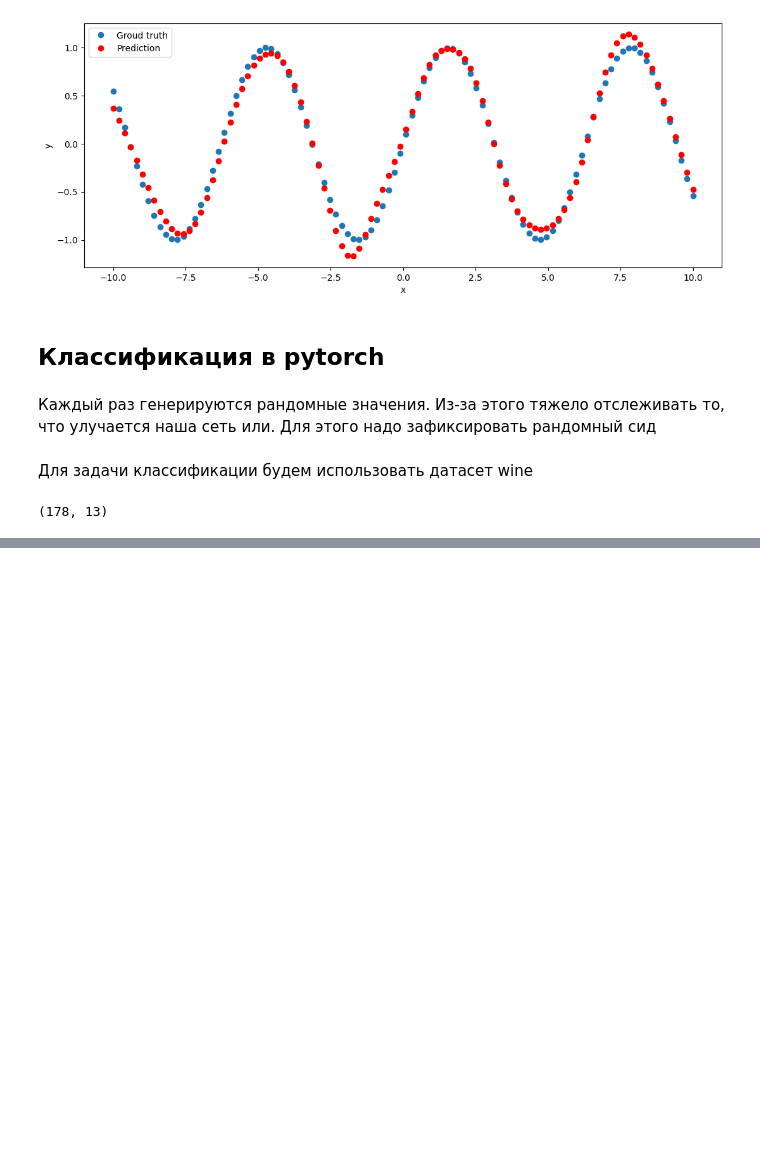
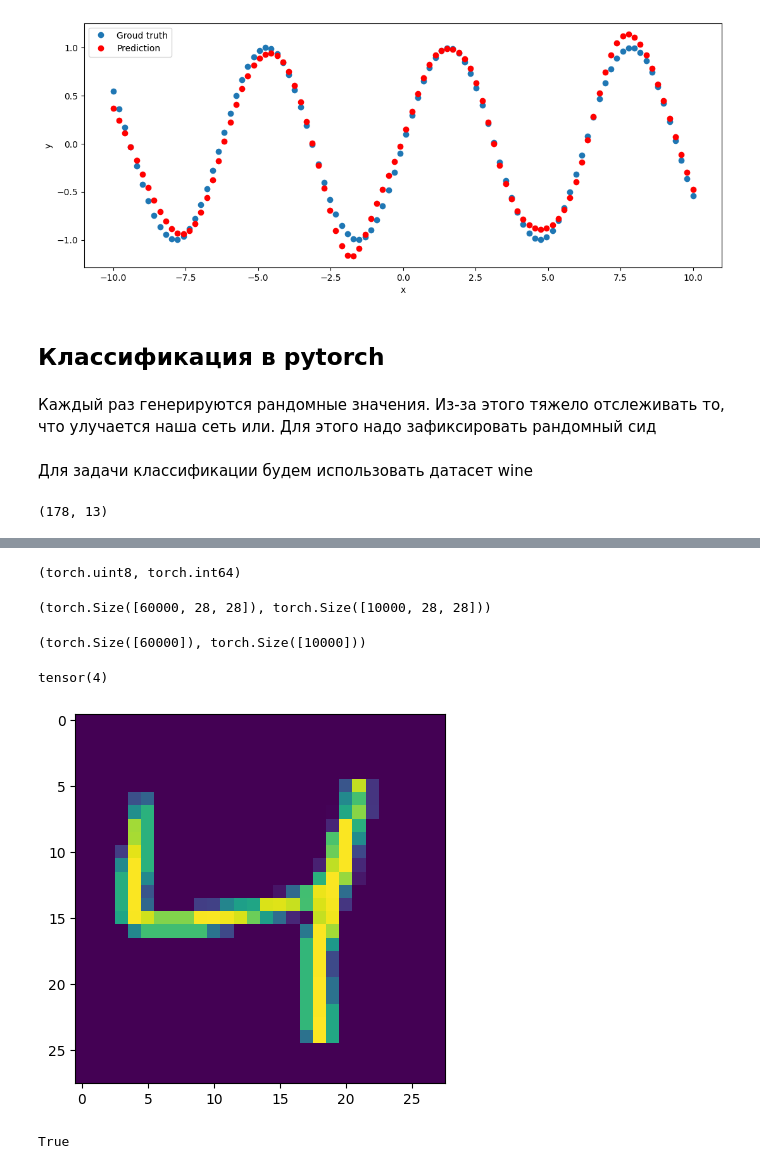
Before and after one commit to KORALLLL/summer_practice, a Jupyter notebook: notebooks/neural_networks_and_computer_vision.ipynb, the cells around one changed output, grey strips where cells are left out. Drawn from its saved outputs; the diff is of its cells as text; code cells hidden in the pictures; blank space fills up the shorter version.

```diff
--- a/notebooks/neural_networks_and_computer_vision.ipynb
+++ b/notebooks/neural_networks_and_computer_vision.ipynb
@@ -1149,0 +1438,32 @@ for i, color in zip(range(n_classes), plot_colors):
+# %%
+import torchvision.datasets
+
+mnist_train = torchvision.datasets.MNIST('./', download = True, train = True)
+mnist_test = torchvision.datasets.MNIST('./', download = True, train = False)
+# %%
+x_train = mnist_train.data
+y_train = mnist_train.targets
+x_test = mnist_test.data
+y_test = mnist_test.targets
+# %%
+x_train.dtype, y_train.dtype
+# %% [output]
+(torch.uint8, torch.int64)
+# %%
+x_train = x_train.float()
+x_test = x_test.float()
+# %%
+x_train.shape, x_test.shape
+# %% [output]
+(torch.Size([60000, 28, 28]), torch.Size([10000, 28, 28]))
+# %%
+y_train.shape, y_test.shape
+# %% [output]
+(torch.Size([60000]), torch.Size([10000]))
+# %%
+import matplotlib.pyplot as plt
+plt.imshow(x_train[2, :, :])
+print(y_train[2])
+# %% [output]
+tensor(4)
+[figure, added]
@@ -1149,0 +1489,4 @@ for i, color in zip(range(n_classes), plot_colors):
+# %%
+torch.cuda.is_available()
+# %% [output]
+True
```
Also changed, not shown: parts of 45 cells of this notebook.
